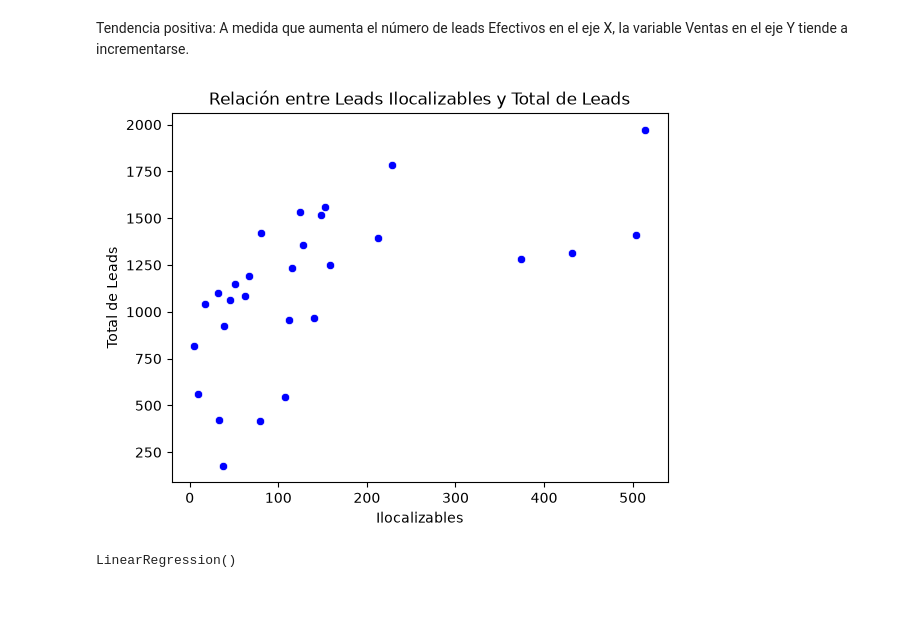
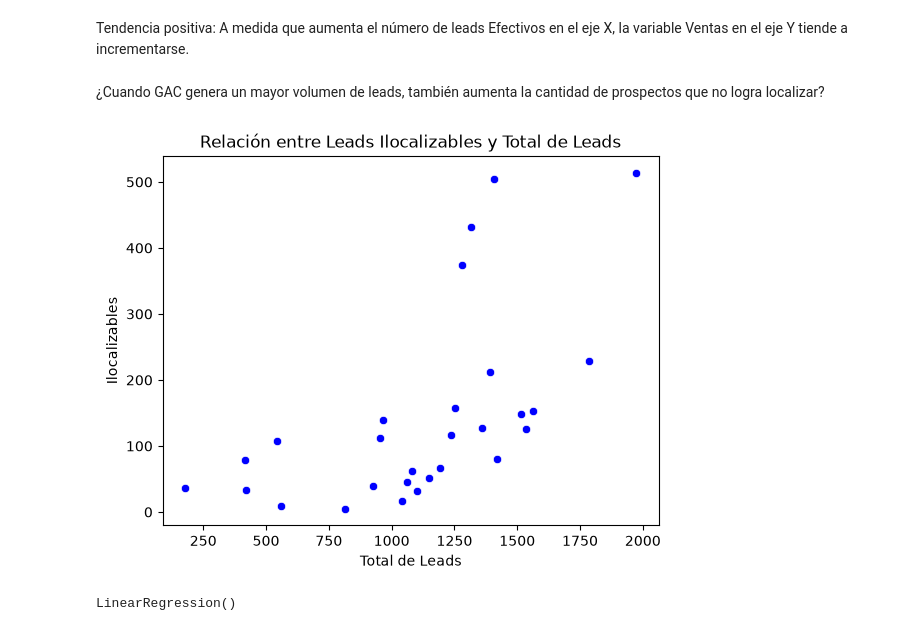
Before and after one commit to Evelin12p/Regresi-n_Lineal_Simple, a Jupyter notebook: Actividad 5.1/5_Regresión_Lineal__Simple.ipynb, the cells around one changed output. Cells and saved outputs as stored; diff of their text form; code cells hidden in the pictures; blank space fills up the shorter version.

```diff
--- a/Actividad 5.1/5_Regresión_Lineal__Simple.ipynb
+++ b/Actividad 5.1/5_Regresión_Lineal__Simple.ipynb
@@ -99,18 +101,20 @@ plt.show()
 [figure]
 # %% [markdown]
 Tendencia positiva: A medida que aumenta el número de leads Efectivos en el eje X, la variable Ventas en el eje Y tiende a incrementarse.
+# %% [markdown]
+¿Cuando GAC genera un mayor volumen de leads, también aumenta la cantidad de prospectos que no logra localizar?
 # %%
 #Imprimimos el scatter plot entre la variable Total e Ilocalizable
 #para observar el comportamiento en su dispersión
 
-sns.scatterplot(x='Ilocalizable', y='Total', color="blue", data =df_leads)
+sns.scatterplot(x='Total', y='Ilocalizable', color="blue", data =df_leads)
 
 plt.title('Relación entre Leads Ilocalizables y Total de Leads')
-plt.xlabel('Ilocalizables')
-plt.ylabel('Total de Leads')
+plt.xlabel('Total de Leads')
+plt.ylabel('Ilocalizables')
 
 plt.show()
 # %% [output]
-[figure, old version]
+[figure, new version]
 # %%
 # Declaramos las variables dependiente e independiente para la regresión lineal
```
Also changed, not shown: parts of 18 cells of this notebook, 1 other file.
